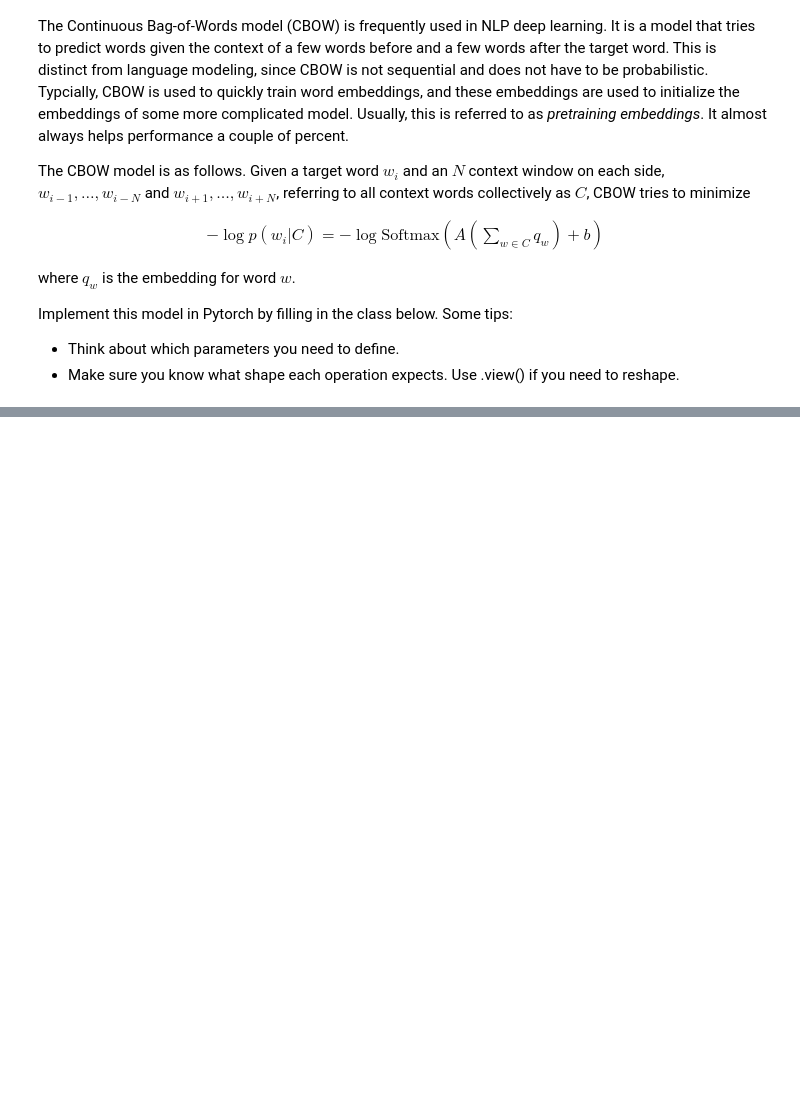
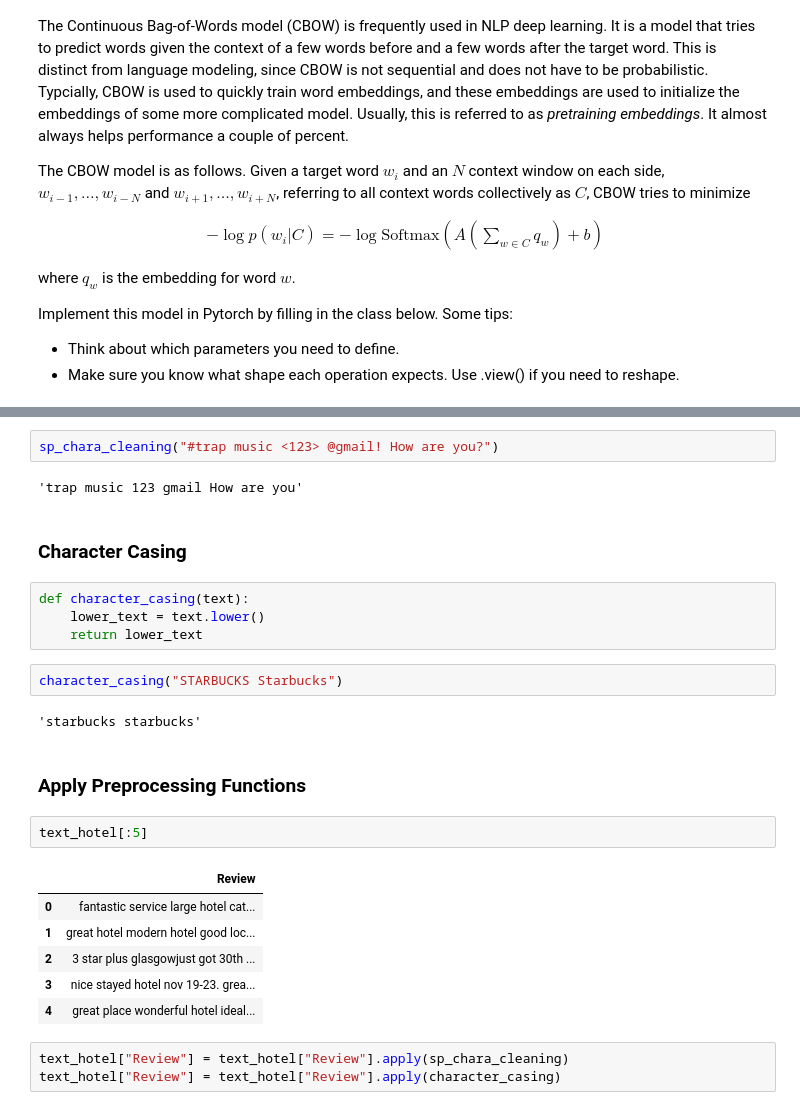
Before and after one commit to nanfang-wuyu/ML4NLP1_UZH, a Jupyter notebook: Assignment 2/word_embeddings_tutorial.ipynb, the cells around one changed output, grey strips where cells are left out. Saved outputs shown, nothing was run; the diff lists cells and outputs as text; blank space fills up the shorter version.

```diff
--- a/Assignment 2/word_embeddings_tutorial.ipynb
+++ b/Assignment 2/word_embeddings_tutorial.ipynb
@@ -332,0 +405,28 @@ make_context_vector(data[0][0], word_to_ix)  # example
+# %%
+sp_chara_cleaning("#trap music <123> @gmail! How are you?")
+# %% [output]
+'trap music 123 gmail How are you'
+# %% [markdown]
+### Character Casing
+# %%
+def character_casing(text):
+    lower_text = text.lower()
+    return lower_text
+# %%
+character_casing("STARBUCKS Starbucks")
+# %% [output]
+'starbucks starbucks'
+# %% [markdown]
+### Apply Preprocessing Functions
+# %%
+text_hotel[:5]
+# %% [output]
+|  | Review |
+| 0 | fantastic service large hotel cat... |
+| 1 | great hotel modern hotel good loc... |
+| 2 | 3 star plus glasgowjust got 30th ... |
+| 3 | nice stayed hotel nov 19-23. grea... |
+| 4 | great place wonderful hotel ideal... |
+# %%
+text_hotel["Review"] = text_hotel["Review"].apply(sp_chara_cleaning)
+text_hotel["Review"] = text_hotel["Review"].apply(character_casing)
```
Also changed, not shown: parts of 31 cells of this notebook, 3 other files.
